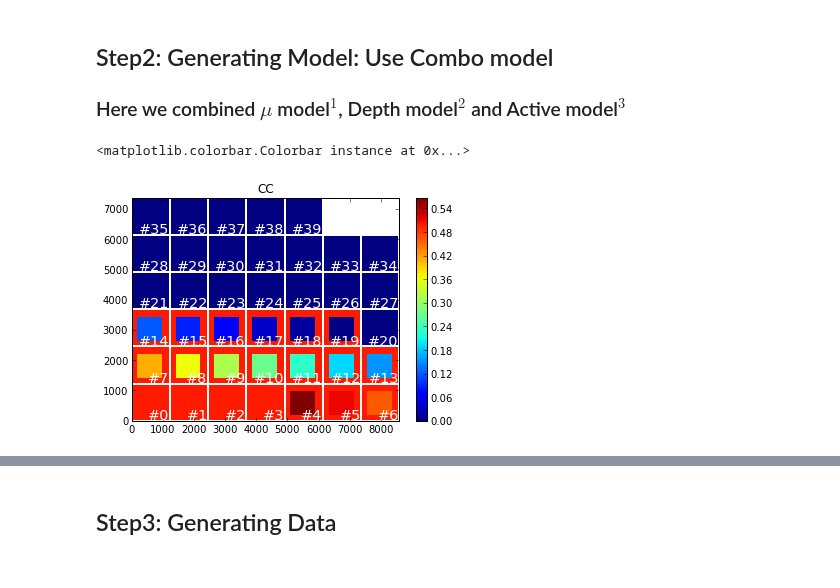
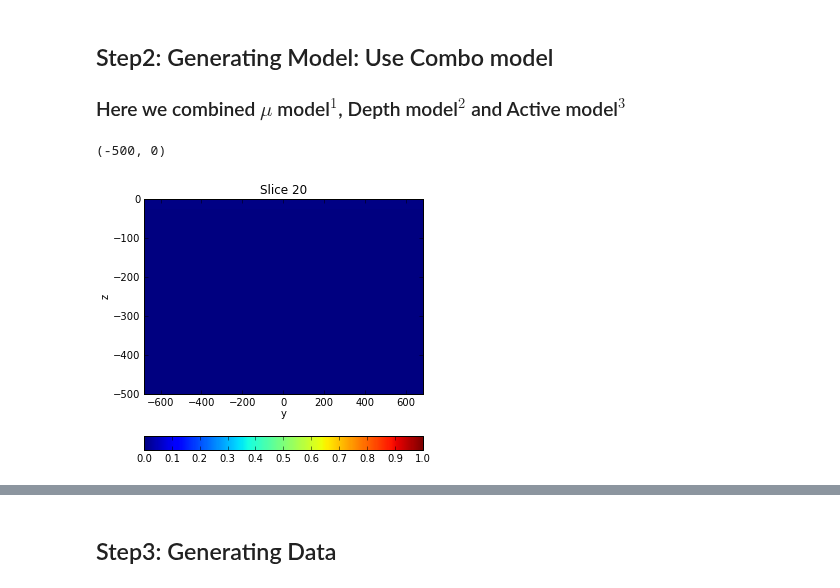
Before and after one commit to simpeg/simpeg, a Jupyter notebook: simpegPF/notebooks/MagInversion.ipynb, the cells around one changed output, grey strips where cells are left out. Saved outputs shown, nothing was run; the diff lists cells and outputs as text; code cells hidden in the pictures.

```diff
--- a/simpegPF/notebooks/MagInversion.ipynb
+++ b/simpegPF/notebooks/MagInversion.ipynb
@@ -12,12 +16,11 @@ Populating the interactive namespace from numpy and matplotlib
 
 ## Step1: Generating mesh
 # %%
-# import matplotlib.pyplot as plt
-hxind = ((5,25,1.3),(31, 25),(5,25,1.3))
-hyind = ((5,25,1.3),(31, 25),(5,25,1.3))
-hzind = ((5,25,1.3),(30, 25),(5,25,1.3))
-hx, hy, hz = Utils.meshTensors(hxind, hyind, hzind)
-mesh = Mesh.TensorMesh([hx, hy, hz], [-hx.sum()/2,-hy.sum()/2,-hz.sum()/2])
+cs = 25.
+hxind = [(cs,5,-1.3), (cs, 31),(cs,5,1.3)]
+hyind = [(cs,5,-1.3), (cs, 31),(cs,5,1.3)]
+hzind = [(cs,5,-1.3), (cs, 30),(cs,5,1.3)]
+mesh = Mesh.TensorMesh([hxind, hyind, hzind], 'CCC')
 # %% [markdown]
 ## Step2: Generating Model: Use Combo model
 
@@ -48,5 +27,0 @@ weight[(topo_ind & ~active_ind)] = b_val
-# %%
-colorbar(mesh.plotImage((model_reg.transform(np.ones(model_reg.nP)))))
-# %% [output]
-<matplotlib.colorbar.Colorbar instance at 0x...>
-[figure, removed]
@@ -52,0 +43,8 @@ colorbar(mesh.plotImage((model_reg.transform(np.ones(model_reg.nP)))))
+# %%
+fig, ax = plt.subplots(1,1, figsize = (5, 5))
+dat1 = mesh.plotSlice(dweight, ax = ax, normal = 'X')
+plt.colorbar(dat1[0], orientation="horizontal", ax = ax)
+ax.set_ylim(-500, 0)
+# %% [output]
+(-500, 0)
+[figure, added]
```
Also changed, not shown: parts of 31 cells of this notebook, 6 other files.
